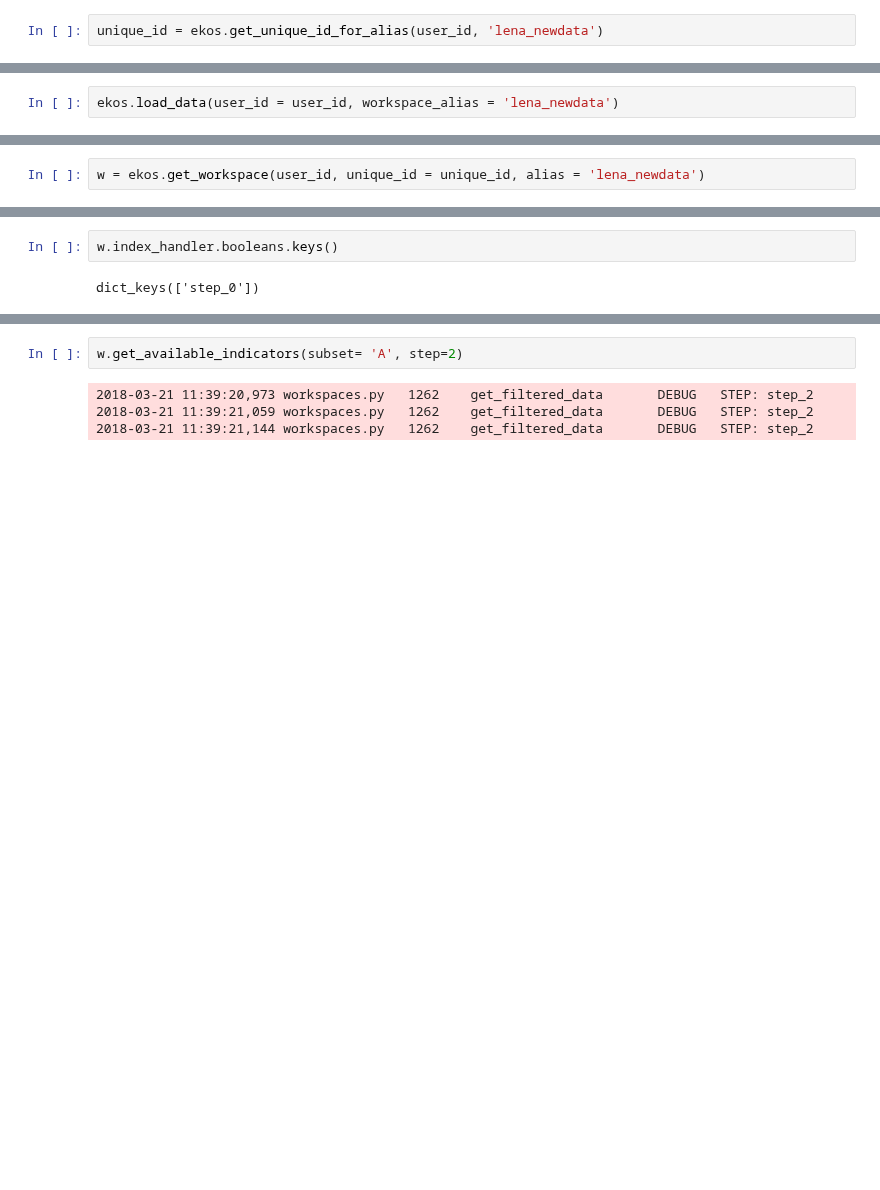
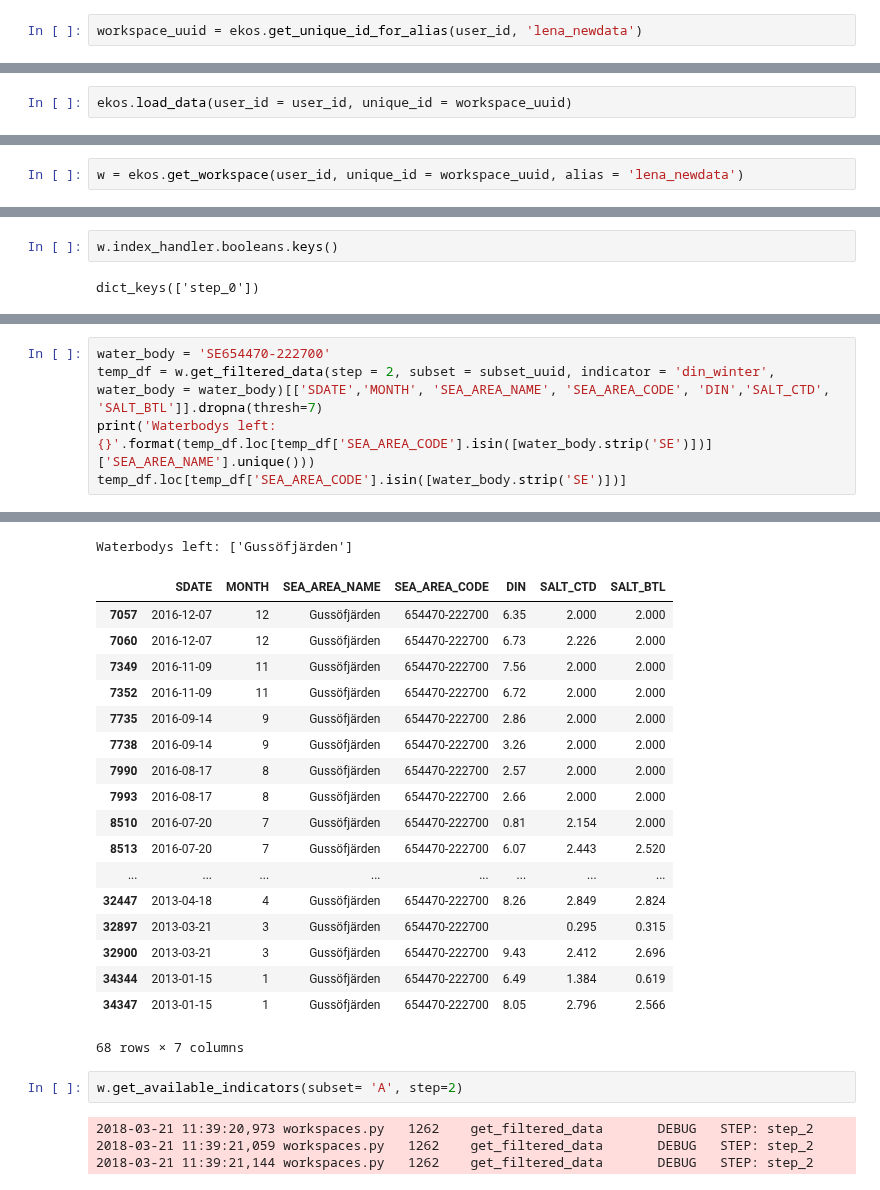
Before and after one commit to ekostat/ekostat_calculator, a Jupyter notebook: notebooks/lv_notebook_Indicator.ipynb, the cells around one changed output, grey strips where cells are left out. Saved outputs shown, nothing was run; the diff lists cells and outputs as text; blank space fills up the shorter version.

```diff
--- a/notebooks/lv_notebook_Indicator.ipynb
+++ b/notebooks/lv_notebook_Indicator.ipynb
@@ -147,4 +147,4 @@ Resource directory is: ..//resources
 9eea0d00-c024-410f-912a-980eed55acae _ workspace_9eea0d00-c024-410f-912a-980eed55acae
 True
 # %%
-unique_id = ekos.get_unique_id_for_alias(user_id, 'lena_newdata')
+workspace_uuid = ekos.get_unique_id_for_alias(user_id, 'lena_newdata')
@@ -166,5 +166,5 @@ ekos.import_default_data(user_id, workspace_alias = 'lena_newdata')
 # %% [markdown]
 ### Load all data in lv_workspace
 # %%
-ekos.load_data(user_id = user_id, workspace_alias = 'lena_newdata')
+ekos.load_data(user_id = user_id, unique_id = workspace_uuid)
 # %% [output]
@@ -181,5 +172,5 @@ Saving data to: ..//workspaces/9eea0d00-c024-410f-912a-980eed55acae/input_data/e
 # %%
 #os.path.exists(w.paths['directory_path_input_data']+'/exports')
 # %%
-w = ekos.get_workspace(user_id, unique_id = unique_id, alias = 'lena_newdata')
+w = ekos.get_workspace(user_id, unique_id = workspace_uuid, alias = 'lena_newdata')
 # %% [output]
@@ -532,0 +465,6 @@ array([12, 11,  2,  1], dtype=int64)
+# %%
+water_body = 'SE654470-222700'
+temp_df = w.get_filtered_data(step = 2, subset = subset_uuid, indicator = 'din_winter', water_body = water_body)[['SDATE','MONTH', 'SEA_AREA_NAME', 'SEA_AREA_CODE', 'DIN','SALT_CTD', 'SALT_BTL']].dropna(thresh=7)
+print('Waterbodys left: {}'.format(temp_df.loc[temp_df['SEA_AREA_CODE'].isin([water_body.strip('SE')])]['SEA_AREA_NAME'].unique()))
+temp_df.loc[temp_df['SEA_AREA_CODE'].isin([water_body.strip('SE')])]
+# %% [output]
@@ -533,3 +472,22 @@ array([12, 11,  2,  1], dtype=int64)
+Waterbodys left: ['Gussöfjärden']
+|  | SDATE | MONTH | SEA_AREA_NAME | SEA_AREA_CODE | DIN | SALT_CTD | SALT_BTL |
+| 7057 | 2016-12-07 | 12 | Gussöfjärden | 654470-222700 | 6.35 | 2.000 | 2.000 |
+| 7060 | 2016-12-07 | 12 | Gussöfjärden | 654470-222700 | 6.73 | 2.226 | 2.000 |
+| 7349 | 2016-11-09 | 11 | Gussöfjärden | 654470-222700 | 7.56 | 2.000 | 2.000 |
+| 7352 | 2016-11-09 | 11 | Gussöfjärden | 654470-222700 | 6.72 | 2.000 | 2.000 |
+| 7735 | 2016-09-14 | 9 | Gussöfjärden | 654470-222700 | 2.86 | 2.000 | 2.000 |
+| 7738 | 2016-09-14 | 9 | Gussöfjärden | 654470-222700 | 3.26 | 2.000 | 2.000 |
+| 7990 | 2016-08-17 | 8 | Gussöfjärden | 654470-222700 | 2.57 | 2.000 | 2.000 |
+| 7993 | 2016-08-17 | 8 | Gussöfjärden | 654470-222700 | 2.66 | 2.000 | 2.000 |
+| 8510 | 2016-07-20 | 7 | Gussöfjärden | 654470-222700 | 0.81 | 2.154 | 2.000 |
+| 8513 | 2016-07-20 | 7 | Gussöfjärden | 654470-222700 | 6.07 | 2.443 | 2.520 |
+| ... | ... | ... | ... | ... | ... | ... | ... |
+| 32447 | 2013-04-18 | 4 | Gussöfjärden | 654470-222700 | 8.26 | 2.849 | 2.824 |
+| 32897 | 2013-03-21 | 3 | Gussöfjärden | 654470-222700 |  | 0.295 | 0.315 |
+| 32900 | 2013-03-21 | 3 | Gussöfjärden | 654470-222700 | 9.43 | 2.412 | 2.696 |
+| 34344 | 2013-01-15 | 1 | Gussöfjärden | 654470-222700 | 6.49 | 1.384 | 0.619 |
+| 34347 | 2013-01-15 | 1 | Gussöfjärden | 654470-222700 | 8.05 | 2.796 | 2.566 |
+68 rows × 7 columns
 # %%
 w.get_available_indicators(subset= 'A', step=2)
 # %% [output]
```
Also changed, not shown: parts of 21 cells of this notebook, 2 other files.
